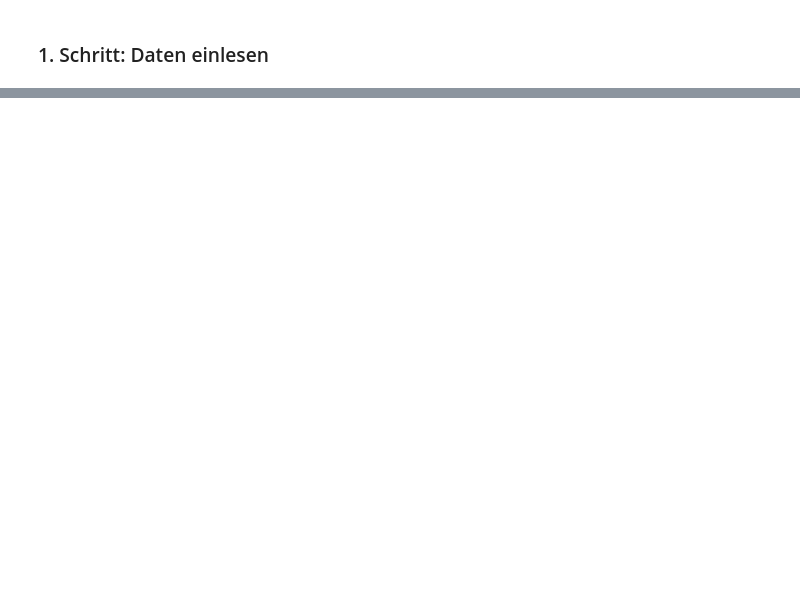
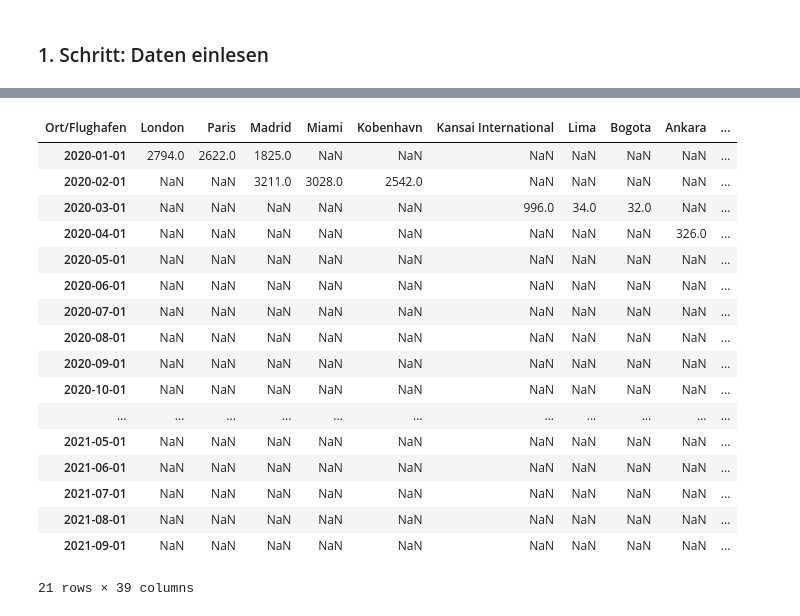
Before and after one commit to ruben-sg/Entwicklung-Flugverkehr-ZRH, a Jupyter notebook: destinationen/Destinationen.ipynb, the cells around one changed output, grey strips where cells are left out. Saved outputs shown, nothing was run; the diff lists cells and outputs as text; code cells hidden in the pictures; blank space fills up the shorter version.

```diff
--- a/destinationen/Destinationen.ipynb
+++ b/destinationen/Destinationen.ipynb
@@ -89,0 +133,10 @@ dftop
+# %%
+#Wir berechnen den Unterschied in jeder Spalte mit dem folgenden for-Loop (Erklärung für die Zeile im for-Loop nachfolgend ausführlich)
+#Einmal für die absoluten Zahlen (Resultat sind logischerweise auch absolute Zahlen)
+diff = []
+for column in etappe_pax_pandemie.iloc[: , :-1]:
+    diff.append(etappe_pax_pandemie[column].sub(etappe_pax_pandemie['index'].str.split('-').str[-2].map(dict(zip(etappe_pax_2019['index'].str.split('-').str[-2], etappe_pax_2019[column])))))
+#Einmal für die relativen Zahlen (Resultat sind ProzentPUNKTE)
+diffrel = []
+for column in etappe_pax_pandemie.iloc[: , :-1]:
+    diffrel.append(etappe_pax_rel_pandemie[column].sub(etappe_pax_rel_pandemie['index'].str.split('-').str[-2].map(dict(zip(etappe_pax_rel_2019['index'].str.split('-').str[-2], etappe_pax_rel_2019[column])))))
@@ -89,0 +151,10 @@ dftop
+# %%
+#Daraus erstellen wir nun Dataframes
+etappe_pax_unterschied = pd.DataFrame(diff)
+etappe_pax_unterschied = etappe_pax_unterschied.T
+etappe_pax_rel_unterschied = pd.DataFrame(diffrel)
+etappe_pax_rel_unterschied = etappe_pax_rel_unterschied.T
+# %%
+#Diesen Dataframes fehlt noch der richtige Header. Der ist identisch mit den Dataframes vor der Berechnung des Unterschieds (ohne die letzte Spalte 'index').
+etappe_pax_unterschied.columns = etappe_pax_pandemie.columns[:-1]
+etappe_pax_rel_unterschied.columns = etappe_pax_pandemie.columns[:-1]
@@ -89,0 +187,8 @@ dftop
+# %%
+#Die drei grössten Verlierer pro Monat
+minima = []
+for column in etappe_pax_unterschied.T:
+    min3 = etappe_pax_unterschied.T.nsmallest(3, columns=column)
+    minima.append(min3[column])
+loser3 = pd.DataFrame(minima)
+loser3
@@ -89,0 +239,27 @@ dftop
+# %%
+#Die drei grössten Gewinner pro Monat
+maxima = []
+for column in etappe_pax_unterschied.T:
+    max3 = etappe_pax_unterschied.T.nlargest(3, columns=column)
+    maxima.append(max3[column])
+winner3 = pd.DataFrame(maxima)
+winner3
+# %% [output]
+| Ort/Flughafen | London | Paris | Madrid | Miami | Kobenhavn | Kansai International | Lima | Bogota | Ankara | ... |
+| 2020-01-01 | 2794.0 | 2622.0 | 1825.0 | NaN | NaN | NaN | NaN | NaN | NaN | ... |
+| 2020-02-01 | NaN | NaN | 3211.0 | 3028.0 | 2542.0 | NaN | NaN | NaN | NaN | ... |
+| 2020-03-01 | NaN | NaN | NaN | NaN | NaN | 996.0 | 34.0 | 32.0 | NaN | ... |
+| 2020-04-01 | NaN | NaN | NaN | NaN | NaN | NaN | NaN | NaN | 326.0 | ... |
+| 2020-05-01 | NaN | NaN | NaN | NaN | NaN | NaN | NaN | NaN | NaN | ... |
+| 2020-06-01 | NaN | NaN | NaN | NaN | NaN | NaN | NaN | NaN | NaN | ... |
+| 2020-07-01 | NaN | NaN | NaN | NaN | NaN | NaN | NaN | NaN | NaN | ... |
+| 2020-08-01 | NaN | NaN | NaN | NaN | NaN | NaN | NaN | NaN | NaN | ... |
+| 2020-09-01 | NaN | NaN | NaN | NaN | NaN | NaN | NaN | NaN | NaN | ... |
+| 2020-10-01 | NaN | NaN | NaN | NaN | NaN | NaN | NaN | NaN | NaN | ... |
+| ... | ... | ... | ... | ... | ... | ... | ... | ... | ... | ... |
+| 2021-05-01 | NaN | NaN | NaN | NaN | NaN | NaN | NaN | NaN | NaN | ... |
+| 2021-06-01 | NaN | NaN | NaN | NaN | NaN | NaN | NaN | NaN | NaN | ... |
+| 2021-07-01 | NaN | NaN | NaN | NaN | NaN | NaN | NaN | NaN | NaN | ... |
+| 2021-08-01 | NaN | NaN | NaN | NaN | NaN | NaN | NaN | NaN | NaN | ... |
+| 2021-09-01 | NaN | NaN | NaN | NaN | NaN | NaN | NaN | NaN | NaN | ... |
+21 rows × 39 columns
```
Also changed, not shown: parts of 45 cells of this notebook, 19 other files.
